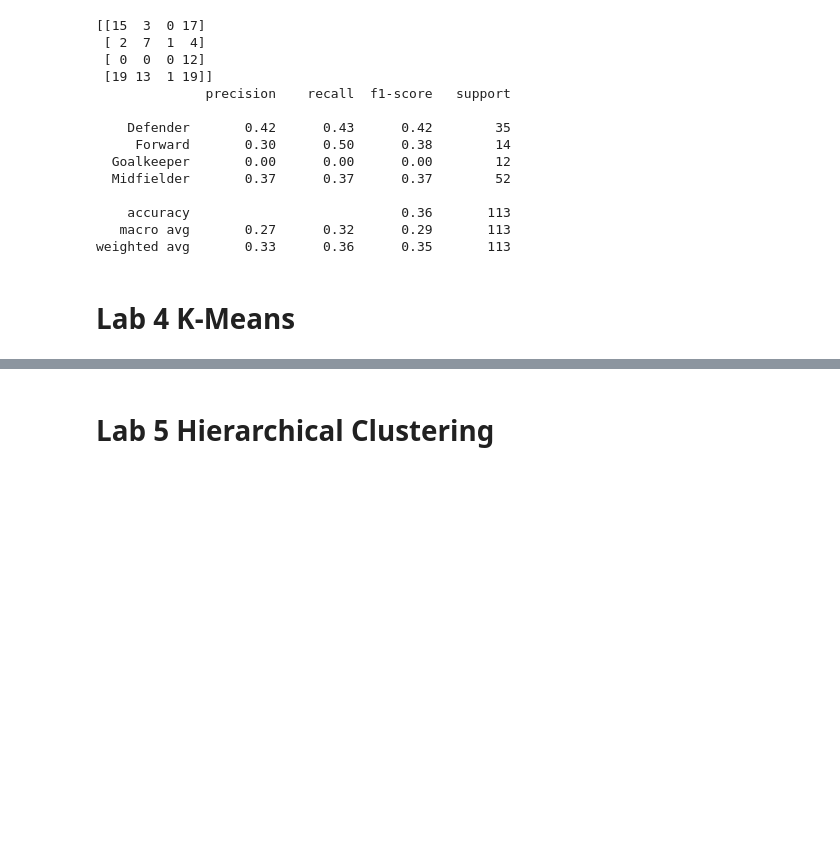
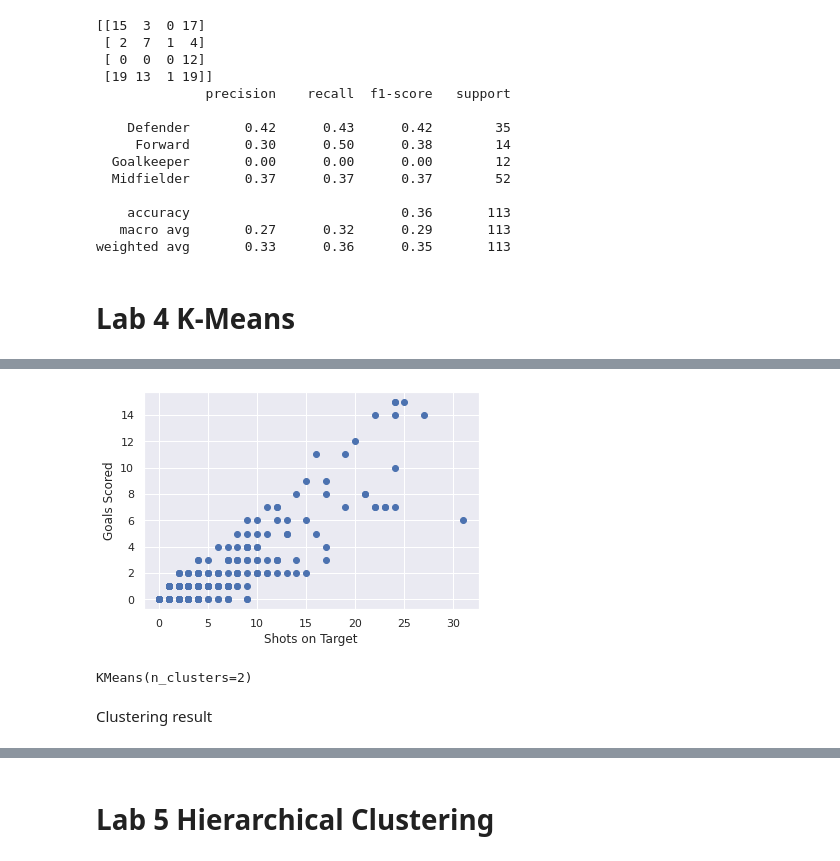
Before and after one commit to Logeshn009/Football-stats, a Jupyter notebook: ML_Lab_Programs.ipynb, the cells around one changed output, grey strips where cells are left out. Drawn from its saved outputs; the diff is of its cells as text; code cells hidden in the pictures; blank space fills up the shorter version.

```diff
--- a/ML_Lab_Programs.ipynb
+++ b/ML_Lab_Programs.ipynb
@@ -668,0 +666,13 @@ from collections import Counter, defaultdict
+# %%
+# import essential packages
+
+import numpy as np
+import pandas as pd
+import seaborn as sns
+import sklearn
+import matplotlib.pyplot as plt
+sns.set()
+from sklearn.cluster import KMeans
+# %%
+from google.colab import files
+uploaded=files.upload()
@@ -668,0 +682,11 @@ from collections import Counter, defaultdict
+# %%
+import io
+data = pd.read_csv(io.BytesIO(uploaded['isl.csv']))
+# %%
+plt.scatter(data['events.shots_on_target'], data['events.goals'])
+plt.ylabel('Goals Scored')
+plt.xlabel('Shots on Target')
+plt.show()
+# plot shows the actual mins played vs good passes
+# %% [output]
+[figure, added]
@@ -668,0 +695,7 @@ from collections import Counter, defaultdict
+# %%
+kmeans = KMeans(2)
+kmeans.fit(X)
+# %% [output]
+KMeans(n_clusters=2)
+# %% [markdown]
+Clustering result
```
Also changed, not shown: parts of 32 cells of this notebook.
